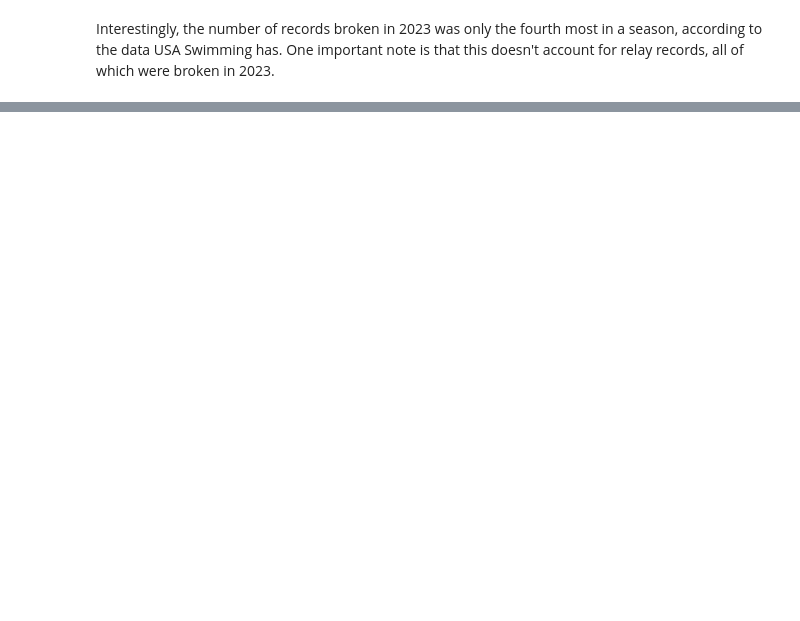
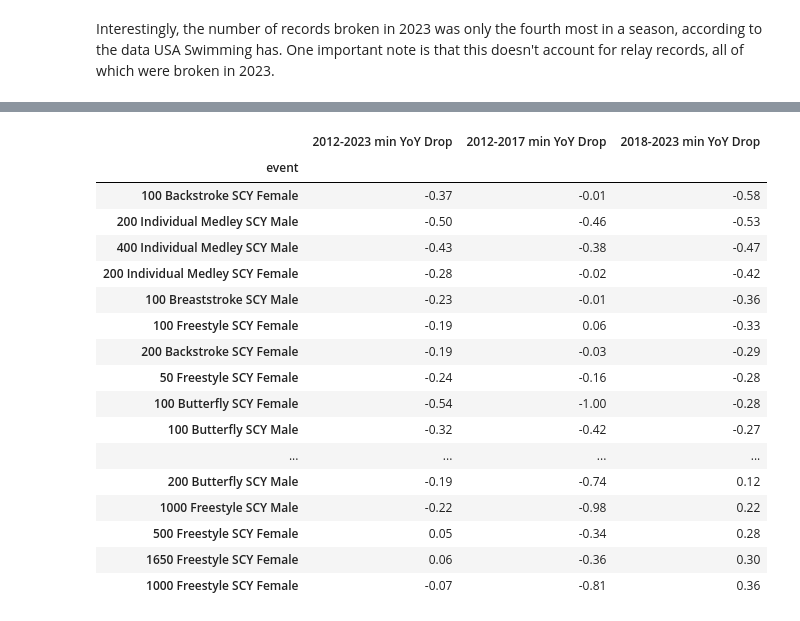
Before and after one commit to KendrickMcD/NCAA_Swimming_Analysis, a Jupyter notebook: NCAA_Swimming Analysis.ipynb, the cells around one changed output, grey strips where cells are left out. Saved outputs shown, nothing was run; the diff lists cells and outputs as text; code cells hidden in the pictures; blank space fills up the shorter version.

```diff
--- a/NCAA_Swimming Analysis.ipynb
+++ b/NCAA_Swimming Analysis.ipynb
@@ -245,0 +283,5 @@ records_broken_by = records_broken_by.groupby(['season', 'distance'])['record_br
+# %%
+results = {}
+for year in range(2012, 2024):
+    key = f"nc{year}"
+    results[key] = get_NCAA_results(16, year)[0]
@@ -245,0 +291,19 @@ records_broken_by = records_broken_by.groupby(['season', 'distance'])['record_br
+# %%
+# Create a dataframe that shows the range of times for each event
+nc_results_range = nc_results.groupby(['event','season'])['time_(seconds)'].agg(['min', 'max']).reset_index()
+nc_results_range['range'] = nc_results_range['max'] - nc_results_range['min']
+
+# Create a dataframe that shows the average time and standard deviation for each event
+nc_results_avg = nc_results.groupby(['event','season'])['time_(seconds)'].mean().reset_index()
+nc_results_avg.rename(columns={'time_(seconds)': 'average'}, inplace=True)
+nc_results_avg['std'] = nc_results.groupby(['event','season'])['time_(seconds)'].std().reset_index()['time_(seconds)']
+
+# Merge the two dataframes
+nc_results_avg = nc_results_avg.merge(nc_results_range, on=['event','season'])
+nc_results_avg['range_%_of_avg'] = nc_results_avg['range'] / nc_results_avg['min'] * 100
+
+# Add Year over Year improvement in average time
+nc_results_avg['avg_improvement_%'] = nc_results_avg.groupby('event')['average'].pct_change() * 100
+nc_results_avg['min_improvement_%'] = nc_results_avg.groupby('event')['min'].pct_change() * 100
+nc_results_avg['max_improvement_%'] = nc_results_avg.groupby('event')['max'].pct_change() * 100
+nc_results_avg['range_improvement_%'] = nc_results_avg.groupby('event')['range'].pct_change() * 100
@@ -245,0 +330,34 @@ records_broken_by = records_broken_by.groupby(['season', 'distance'])['record_br
+# %%
+# min event time improvement
+total_min_event_improvement = nc_results_avg.groupby('event')['min_improvement_%'].mean()
+early_min_event_improvement = nc_results_avg[nc_results_avg['season'] < 2017].groupby('event')['min_improvement_%'].mean()
+late_min_event_improvement = nc_results_avg[nc_results_avg['season'] >= 2017].groupby('event')['min_improvement_%'].mean()
+
+range_event_improvement = pd.concat([total_min_event_improvement,
+                                        early_min_event_improvement,
+                                        late_min_event_improvement], axis=1)
+range_event_improvement.columns = ['2012-2023 min YoY Drop', '2012-2017 min YoY Drop', '2018-2023 min YoY Drop']
+range_event_improvement = range_event_improvement.round(2)
+range_event_improvement = range_event_improvement.sort_values('2018-2023 min YoY Drop')
+
+# Highlight rows where 2018-2023 is greater than 2012-2017
+range_event_improvement
+# %% [output]
+|  | 2012-2023 min YoY Drop | 2012-2017 min YoY Drop | 2018-2023 min YoY Drop |
+| event |  |  |  |
+| 100 Backstroke SCY Female | -0.37 | -0.01 | -0.58 |
+| 200 Individual Medley SCY Male | -0.50 | -0.46 | -0.53 |
+| 400 Individual Medley SCY Male | -0.43 | -0.38 | -0.47 |
+| 200 Individual Medley SCY Female | -0.28 | -0.02 | -0.42 |
+| 100 Breaststroke SCY Male | -0.23 | -0.01 | -0.36 |
+| 100 Freestyle SCY Female | -0.19 | 0.06 | -0.33 |
+| 200 Backstroke SCY Female | -0.19 | -0.03 | -0.29 |
+| 50 Freestyle SCY Female | -0.24 | -0.16 | -0.28 |
+| 100 Butterfly SCY Female | -0.54 | -1.00 | -0.28 |
+| 100 Butterfly SCY Male | -0.32 | -0.42 | -0.27 |
+| ... | ... | ... | ... |
+| 200 Butterfly SCY Male | -0.19 | -0.74 | 0.12 |
+| 1000 Freestyle SCY Male | -0.22 | -0.98 | 0.22 |
+| 500 Freestyle SCY Female | 0.05 | -0.34 | 0.28 |
+| 1650 Freestyle SCY Female | 0.06 | -0.36 | 0.30 |
+| 1000 Freestyle SCY Female | -0.07 | -0.81 | 0.36 |
```
Also changed, not shown: parts of 23 cells of this notebook, 14 other files.
